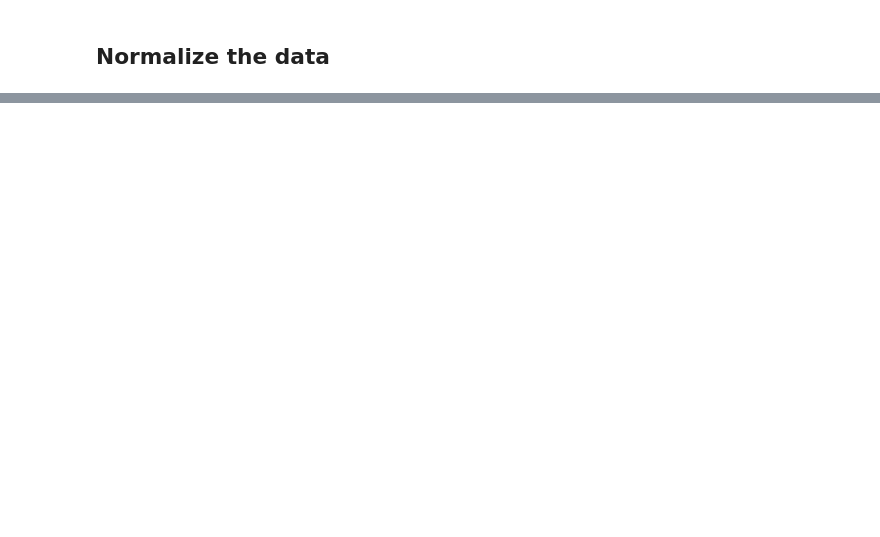
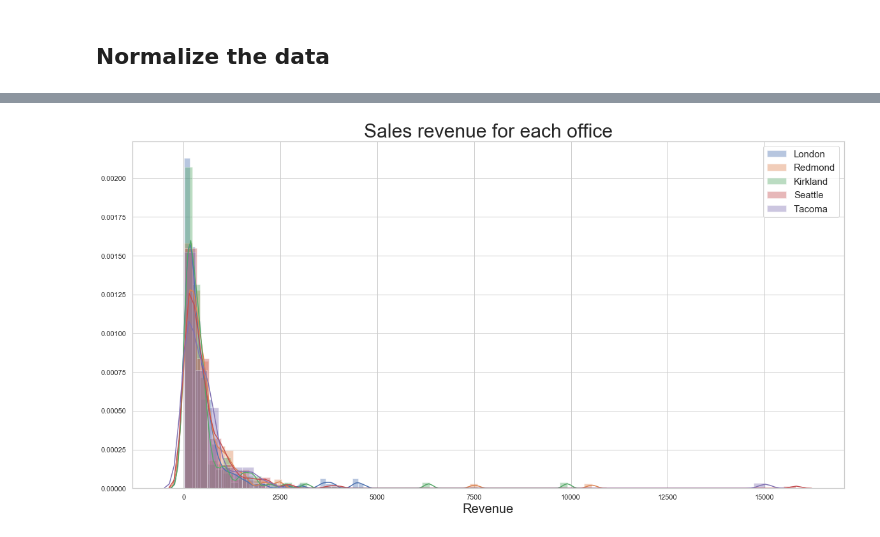
Before and after one commit to shuyu-wu/mod_3, a Jupyter notebook: Northwind.ipynb, the cells around one changed output, grey strips where cells are left out. Cells and saved outputs as stored; diff of their text form; code cells hidden in the pictures; blank space fills up the shorter version.

```diff
--- a/Northwind.ipynb
+++ b/Northwind.ipynb
@@ -1035,0 +1088,16 @@ Reject Null Hypothesis
+# %%
+cur.execute("""Select od.OrderId,
+                      od.ProductId,
+                      od.UnitPrice*od.Quantity*(1-od.Discount) as Revenue,
+                      e.Region,
+                      e.City,
+                      e.Country
+               From OrderDetail od
+               Join [Order] o
+               On od.OrderId = o.Id
+               Join Employee e
+               On e.Id = o.EmployeeId
+               Group by 1
+;""")
+Sales_per_office_df = pd.DataFrame(cur.fetchall())
+Sales_per_office_df.columns = [x[0] for x in cur.description]
@@ -1035,0 +1124,3 @@ Reject Null Hypothesis
+# %%
+for city in Sales_per_office_df['City'].unique():
+    print(Sales_per_office_df[Sales_per_office_df['City']==city]['Revenue'].mean())
@@ -1035,0 +1148,10 @@ Reject Null Hypothesis
+# %%
+plt.figure(figsize=(20, 10))
+for city in Sales_per_office_df['City'].unique():
+    sns.distplot(Sales_per_office_df[Sales_per_office_df['City']==city]['Revenue'], label=city)
+
+plt.title('Sales revenue for each office',fontsize=30)
+plt.xlabel('Revenue', fontsize=20)
+plt.legend(fontsize=15);
+# %% [output]
+[figure, added]
```
Also changed, not shown: parts of 19 cells of this notebook.
